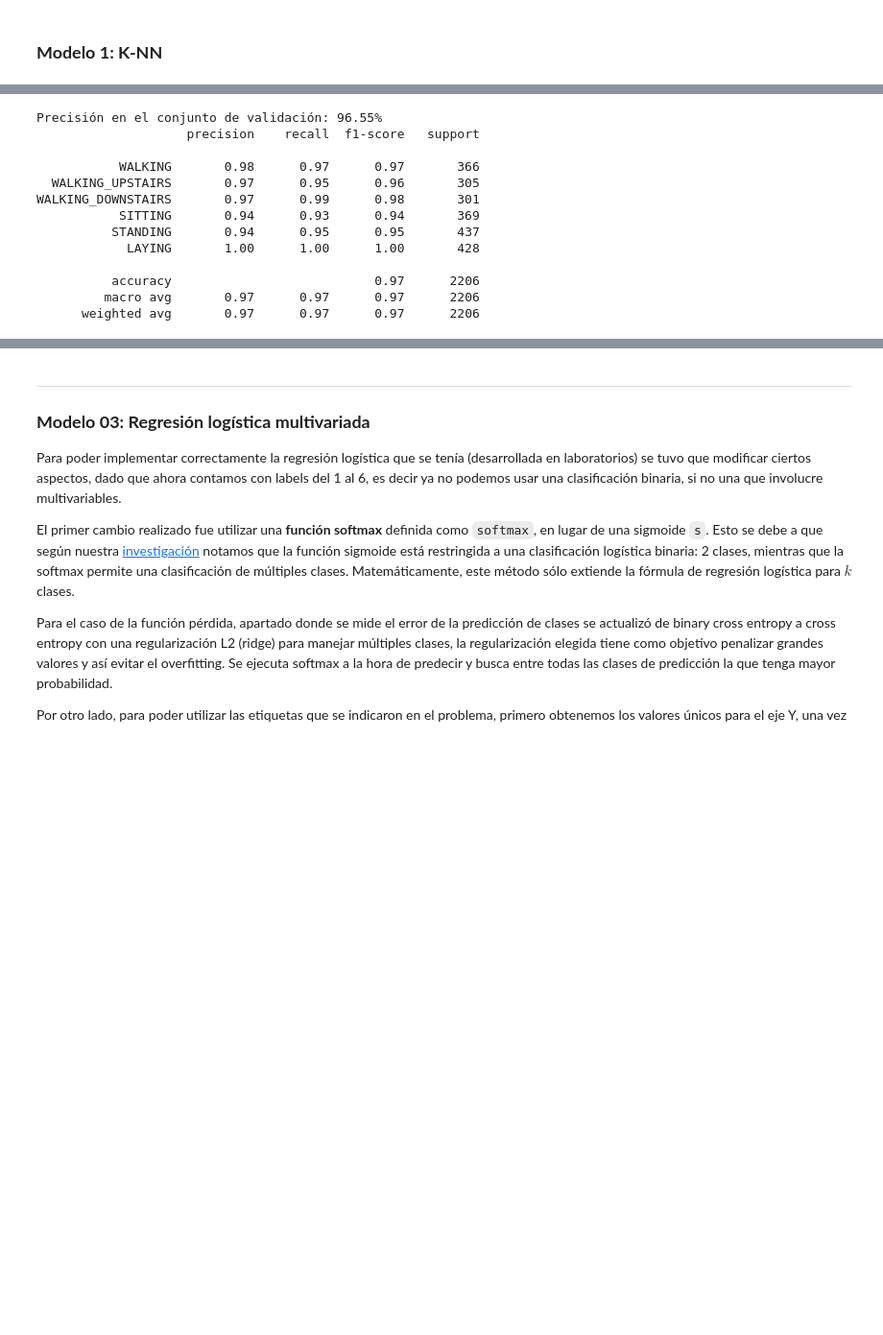
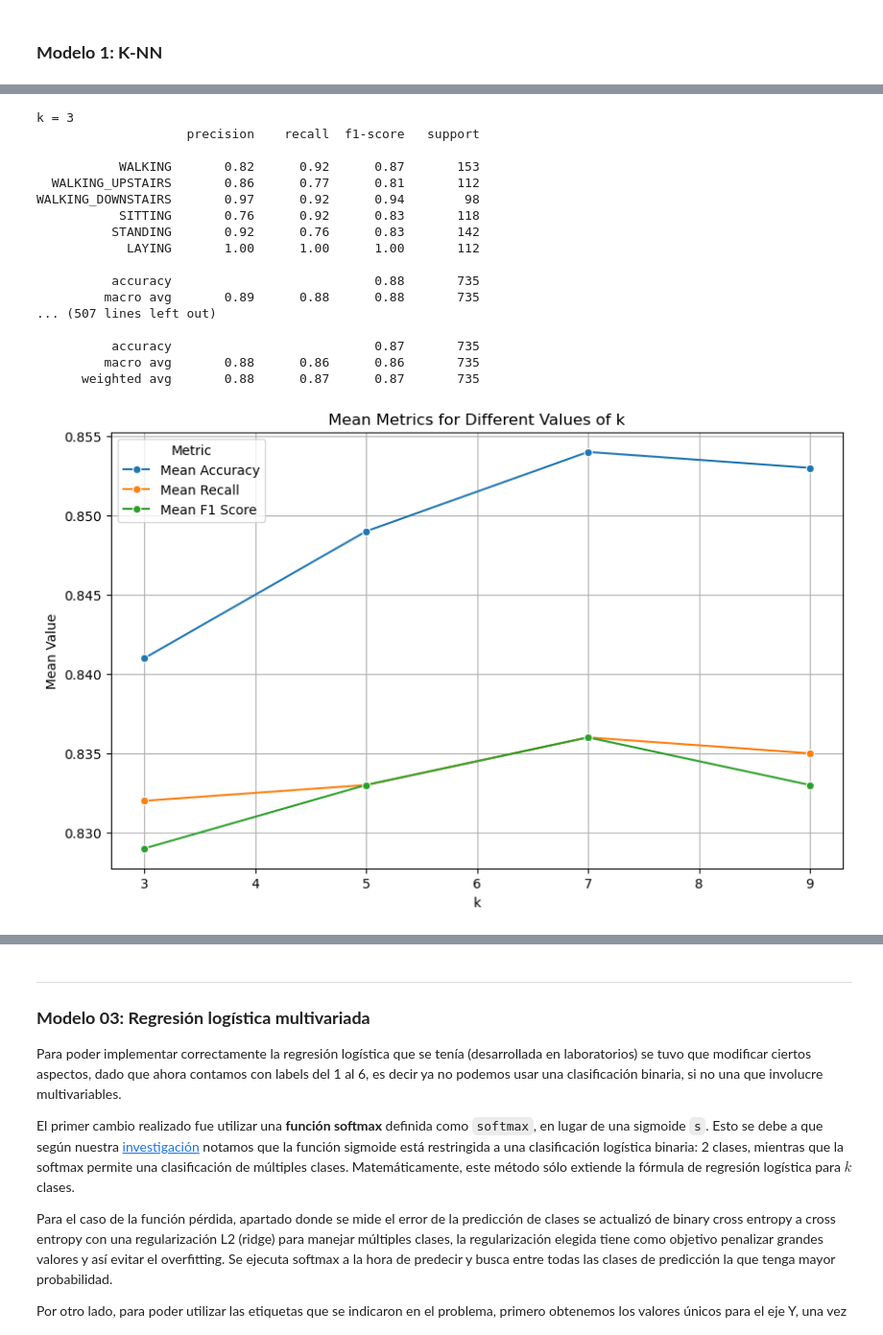
Before and after one commit to kaloslazo/SupervisedClassification, a Jupyter notebook: main.ipynb, the cells around one changed output, grey strips where cells are left out. Shown at 96% size. Saved outputs shown, nothing was run; the diff lists cells and outputs as text; code cells hidden in the pictures; blank space fills up the shorter version.

Commit message:
final experimentation plots sync

```diff
--- a/main.ipynb
+++ b/main.ipynb
@@ -438,30 +451,60 @@ def norm_data(data):
 # %%
-X_train_norm = norm_data(X_train_split)
-X_val_norm = norm_data(X_val)
-
-data_points_train = np.hstack((X_train_norm, Y_train_split.to_numpy().reshape(-1, 1)))
-kdtree = KdTree(data_points_train)
-
-Y_pred_knn = kdtree.predict(X_val_norm , 5)
-
-
-# - PRECISIÓN
-accuracy_val = accuracy_score(Y_val, Y_pred_knn)
-print(f"Precisión en el conjunto de validación: {accuracy_val * 100:.2f}%")
-
-# - CLASIFICACION
-print(classification_report(Y_val, Y_pred_knn, target_names=labels_actions))
+precisiones = []
+for k in range(3,10,2):
+    print(f"k = {k}")
+    for i in range(0,10):
+        X_val = folds_xtrain[i]
+        x_traini = folds_xtrain
+        x_traini = np.delete(x_traini,i,0)
+        x_traini = np.vstack(x_traini)
+        Y_val = folds_ytrain[i]
+        y_traini = folds_ytrain
+        y_traini = np.delete(y_traini,i,0)
+        y_traini = np.vstack(y_traini)
+        data_points_train = np.hstack((x_traini, y_traini.reshape(-1, 1)))
+        kdtree = KdTree(data_points_train)
+        Y_pred_knn = kdtree.predict(X_val, k)
+        accuracy_val = accuracy_score(Y_val, Y_pred_knn)
+        precisiones.append(accuracy_val)
+        print(f"Precisión en el conjunto de validación {i+1}: {accuracy_val * 100:.2f}%")
+        print(classification_report(Y_val, Y_pred_knn, target_names=labels_actions))
+print(f"Precisión promedio del modelo: {np.mean(precisiones)* 100:.2f}%")
+# Y_pred_knn_final = kdtree.predict(X_test_scaled)
 # %% [output]
-Precisión en el conjunto de validación: 96.55%
+k = 3
                     precision    recall  f1-score   support
 
-           WALKING       0.98      0.97      0.97       366
-  WALKING_UPSTAIRS       0.97      0.95      0.96       305
-WALKING_DOWNSTAIRS       0.97      0.99      0.98       301
-           SITTING       0.94      0.93      0.94       369
-          STANDING       0.94      0.95      0.95       437
-            LAYING       1.00      1.00      1.00       428
+           WALKING       0.82      0.92      0.87       153
+  WALKING_UPSTAIRS       0.86      0.77      0.81       112
+WALKING_DOWNSTAIRS       0.97      0.92      0.94        98
+           SITTING       0.76      0.92      0.83       118
+          STANDING       0.92      0.76      0.83       142
+            LAYING       1.00      1.00      1.00       112
 
-          accuracy                           0.97      2206
-         macro avg       0.97      0.97      0.97      2206
-      weighted avg       0.97      0.97      0.97      2206
+          accuracy                           0.88       735
+         macro avg       0.89      0.88      0.88       735
+... (507 lines left out)
+
+          accuracy                           0.87       735
+         macro avg       0.88      0.86      0.86       735
+      weighted avg       0.88      0.87      0.87       735
+# %%
+k_values = [3, 5, 7, 9]
+mean_accuracies = [0.841, 0.849, 0.854, 0.853]
+mean_recall = [00.832, 0.833, 0.836, 0.835]
+mean_f1_scores = [00.829, 0.833, 0.836, 0.833]
+knn_data = pd.DataFrame({'k': k_values,
+                     'Mean Accuracy': mean_accuracies,
+                     'Mean Recall': mean_recall,
+                     'Mean F1 Score': mean_f1_scores})
+knn_data_melted = knn_data.melt(id_vars='k', var_name='Metric', value_name='Value')
+plt.figure(figsize=(10, 6))
+sns.lineplot(x='k', y='Value', hue='Metric', marker='o', data=knn_data_melted)
+plt.title('Mean Metrics for Different Values of k')
+plt.xlabel('k')
+plt.ylabel('Mean Value')
+plt.legend(title='Metric')
+plt.grid(True)
+plt.show()
+# %% [output]
+[figure, added]
```
Also changed, not shown: parts of 19 cells of this notebook.
